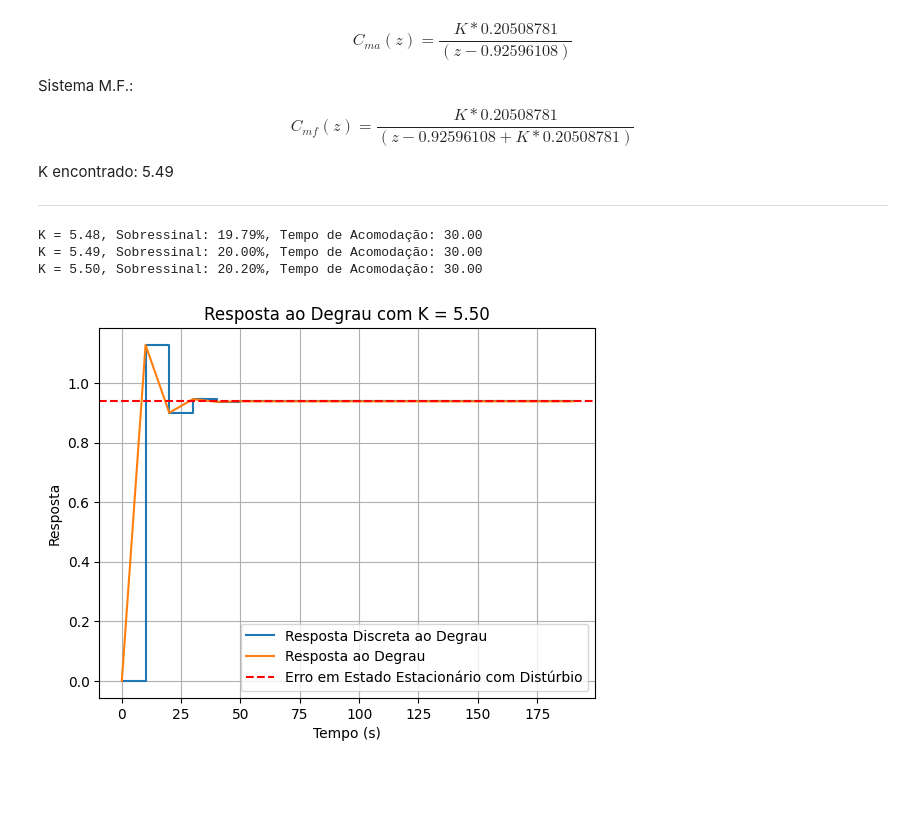
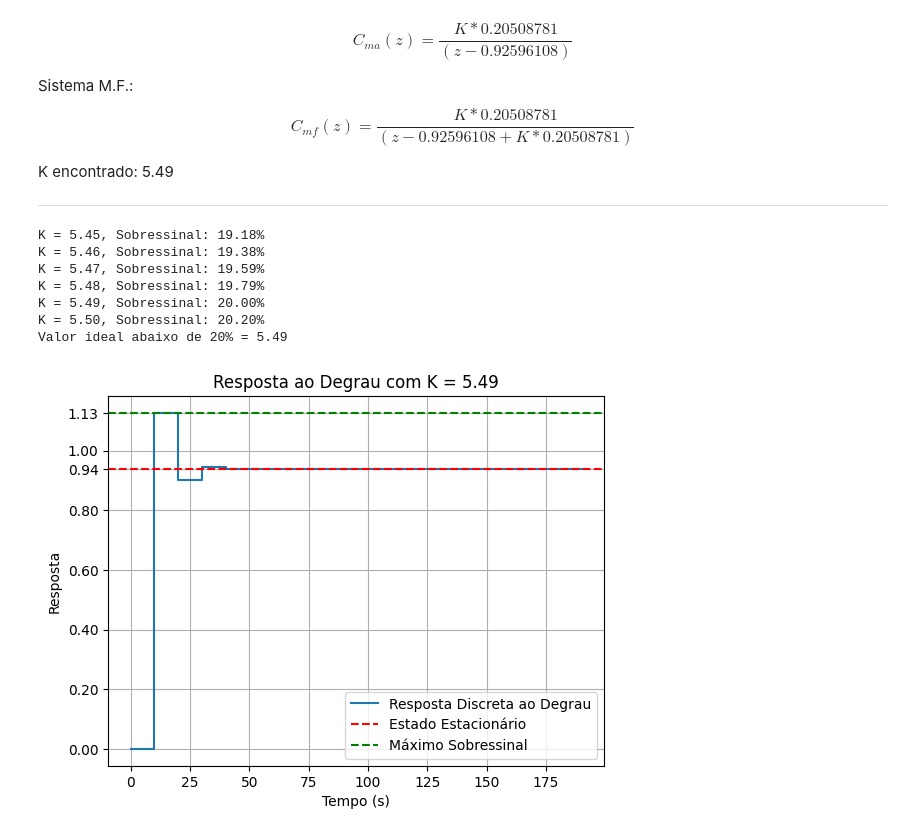
Before and after one commit to pedroivovasconcelos/controledigital, a Jupyter notebook: capitulo6.ipynb, the cells around one changed output. Saved outputs shown, nothing was run; the diff lists cells and outputs as text; code cells hidden in the pictures; blank space fills up the shorter version.

```diff
--- a/capitulo6.ipynb
+++ b/capitulo6.ipynb
@@ -177,62 +177,61 @@ K encontrado: 5.49
 # %%
 import numpy as np
 import matplotlib.pyplot as plt
+from matplotlib.ticker import StrMethodFormatter
 import control as ctl
 
-# Definir parâmetros iniciais
-K = 5.48  # Valor inicial de K
-desired_overshoot = 20  # Sobressinal máximo desejado
-min_settling_time = float('inf')  # Inicializar com um valor infinito
-sampling_time = 10  # Tempo de amostragem
-s_s = 1
+# Parâmetros iniciais
+k = 5.45
+desired_overshoot = 20
+sampling_time = 10
+
+def create_system(k):
+    num = [k * 0.20508781]
+    den = [1, -0.92596108]
+    Gz_k = ctl.TransferFunction(num, den, sampling_time)
+    return ctl.feedback(Gz_k, 1)
 
 # Executar a simulação e ajustar K
 while True:
-    num = [K * 0.20508781]
-    den = [1, -0.92596108]
-    Gz_k = ctl.TransferFunction(num, den, sampling_time)
-    Cz_K = ctl.feedback(Gz_k, 1)
-
     # Simulação de resposta ao degrau
-    time, response = ctl.step_response(Cz_K)
-
-    # Calculando sobressinal e estado estacionário
-    steady_state = response[-1]
-    overshoot = (max(response) - steady_state) / steady_state * 100
-
-    # Encontrar o tempo de acomodação para erro de 2%
-    settling_time_indices = np.where(abs(response - steady_state) <= 0.02 * steady_state)[0]
-    if settling_time_indices.size > 0:
-        settling_time = time[settling_time_indices[0]]
-    else:
-        settling_time = float('inf')  # Caso não haja acomodação dentro do critério
-
-    print(f"K = {K:.2f}, Sobressinal: {overshoot:.2f}%, Tempo de Acomodação: {settling_time:.2f}")
-    s_s = ctl.step_info(Cz_K)['SteadyStateValue']
+    Cz_k = create_system(k)
+    time, response = ctl.step_response(Cz_k)
+    steady_state = response[-1] # Último valor é considerado o estado estacionário
+    overshoot = (max(response) - steady_state) / steady_state * 100 # Calculando sobressinal percentual
+    print(f"K = {k:.2f}, Sobressinal: {overshoot:.2f}%")
 
     # Critério de parada
-    if overshoot <= desired_overshoot and settling_time < min_settling_time:
-        min_settling_time = settling_time
-        if overshoot < desired_overshoot - 5:  # Reduzir K se estiver muito abaixo do sobressinal desejado
-            break
-    elif overshoot > desired_overshoot:
+    if overshoot > desired_overshoot:
+        k -= 0.01
+        print(f"Valor ideal abaixo de 20% = {k:.2f}")
         break  # Interrompe o loop se o sobressinal exceder o limite
+    k += 0.01  # Incrementa K
 
-    K += 0.01  # Incrementar K
+# Simulação final com o K ajustado
+Cz_k = create_system(k)
+time, response = ctl.step_response(Cz_k)
+steady_state = ctl.step_info(Cz_k)['SteadyStateValue']
+max_value = max(response)
 
 # Plotar a resposta ao degrau final com o K que minimiza ts sem exceder o sobressinal
 plt.figure()
+plt.gca().yaxis.set_major_formatter(StrMethodFormatter('{x:,.2f}'))
+plt.yticks(list(plt.yticks()[0]) + [max_value, steady_state])
 plt.step(time, response, where='post', label='Resposta Discreta ao Degrau')
-plt.plot(time, response, label='Resposta ao Degrau')
-plt.axhline(y=s_s, color='r', linestyle='--', label='Erro em Estado Estacionário com Distúrbio')
-plt.title(f"Resposta ao Degrau com K = {K:.2f}")
+plt.axhline(y=steady_state, color='r', linestyle='--', label='Estado Estacionário')
+plt.axhline(y=max(response), color='g', linestyle='--', label='Máximo Sobressinal')
+plt.title(f"Resposta ao Degrau com K = {k:.2f}")
 plt.xlabel('Tempo (s)')
 plt.ylabel('Resposta')
 plt.legend()
 plt.grid(True)
 plt.show()
 # %% [output]
-K = 5.48, Sobressinal: 19.79%, Tempo de Acomodação: 30.00
-K = 5.49, Sobressinal: 20.00%, Tempo de Acomodação: 30.00
-K = 5.50, Sobressinal: 20.20%, Tempo de Acomodação: 30.00
+K = 5.45, Sobressinal: 19.18%
+K = 5.46, Sobressinal: 19.38%
+K = 5.47, Sobressinal: 19.59%
+K = 5.48, Sobressinal: 19.79%
+K = 5.49, Sobressinal: 20.00%
+K = 5.50, Sobressinal: 20.20%
+Valor ideal abaixo de 20% = 5.49
-[figure, old version]
+[figure, new version]
```
Also changed, not shown: parts of 2 cells of this notebook.
